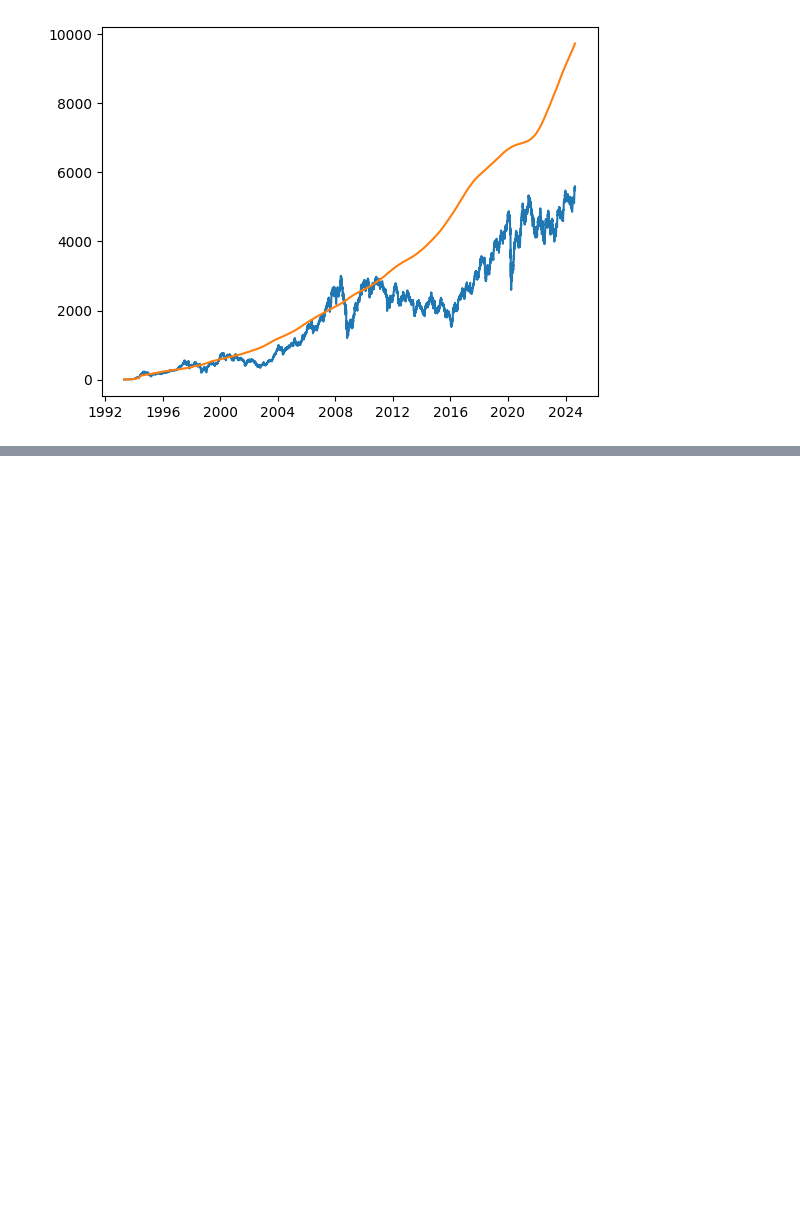
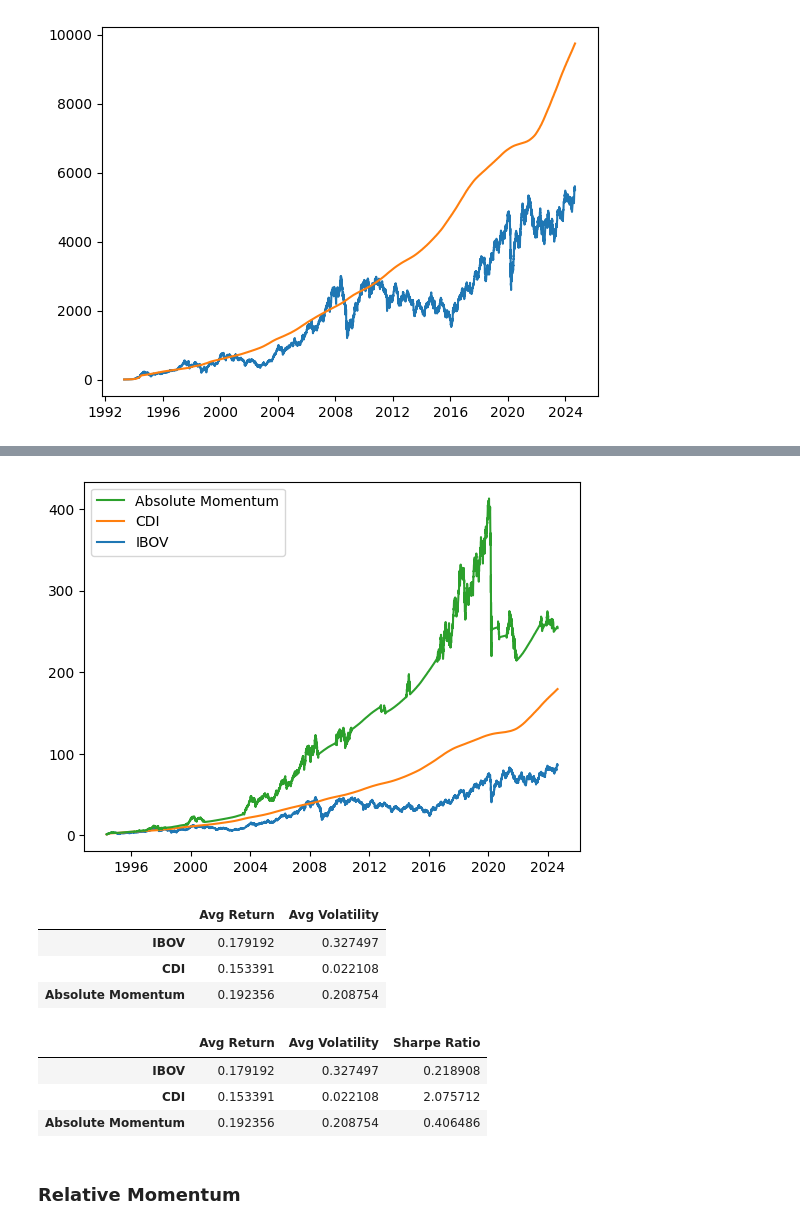
Before and after one commit to ianaraujo/dual-momentum-strategy, a Jupyter notebook: 1_exploratory_analysis.ipynb, the cells around one changed output, grey strips where cells are left out. Saved outputs shown, nothing was run; the diff lists cells and outputs as text; code cells hidden in the pictures; blank space fills up the shorter version.

```diff
--- a/1_exploratory_analysis.ipynb
+++ b/1_exploratory_analysis.ipynb
@@ -286,0 +287,37 @@ absolute_momentum_eval
+# %%
+am_eval = absolute_momentum_eval.div(absolute_momentum_eval.iloc[0])
+
+plt.plot(am_eval['IBOV'], label='IBOV')
+plt.plot(am_eval['CDI'], label='CDI')
+plt.plot(am_eval['Absolute Momentum'], label='Absolute Momentum')
+plt.legend(loc='upper left', reverse=True)
+plt.show()
+# %% [output]
+[figure, added]
+# %%
+am_daily_returns = am_eval.pct_change().dropna()
+
+am_avg_return = am_eval.resample('YE').last().pct_change().mean()
+am_avg_volatility = am_daily_returns.std() * (252 ** 0.5)
+
+am_results = pd.concat([am_avg_return, am_avg_volatility], keys=['Avg Return', 'Avg Volatility'], axis=1)
+
+am_results
+# %% [output]
+|  | Avg Return | Avg Volatility |
+| IBOV | 0.179192 | 0.327497 |
+| CDI | 0.153391 | 0.022108 |
+| Absolute Momentum | 0.192356 | 0.208754 |
+# %%
+risk_free_rate = 0.1075
+
+am_results['Sharpe Ratio'] = (am_results['Avg Return'] - risk_free_rate) / am_results['Avg Volatility']
+
+am_results
+# %% [output]
+|  | Avg Return | Avg Volatility | Sharpe Ratio |
+| IBOV | 0.179192 | 0.327497 | 0.218908 |
+| CDI | 0.153391 | 0.022108 | 2.075712 |
+| Absolute Momentum | 0.192356 | 0.208754 | 0.406486 |
+# %% [markdown]
+### Relative Momentum
```
Also changed, not shown: parts of 17 cells of this notebook.
